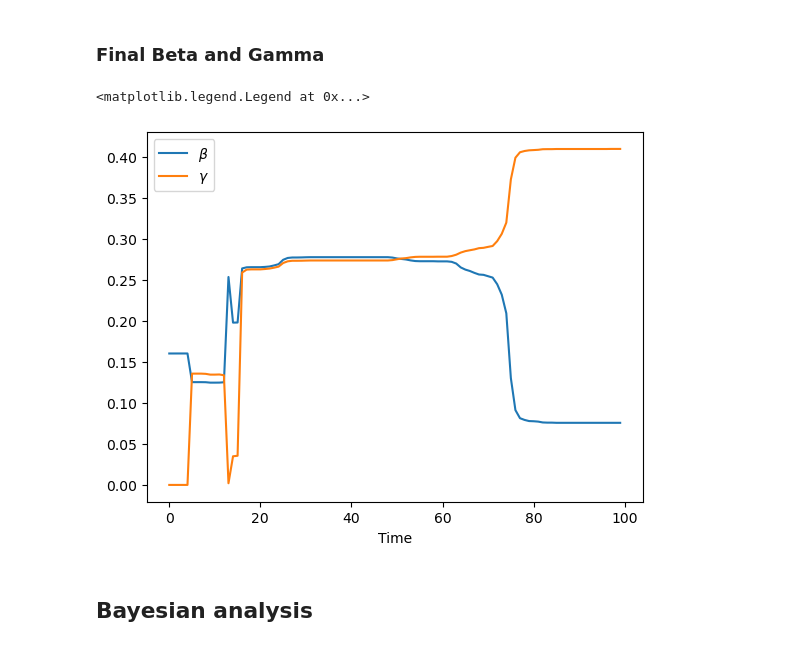
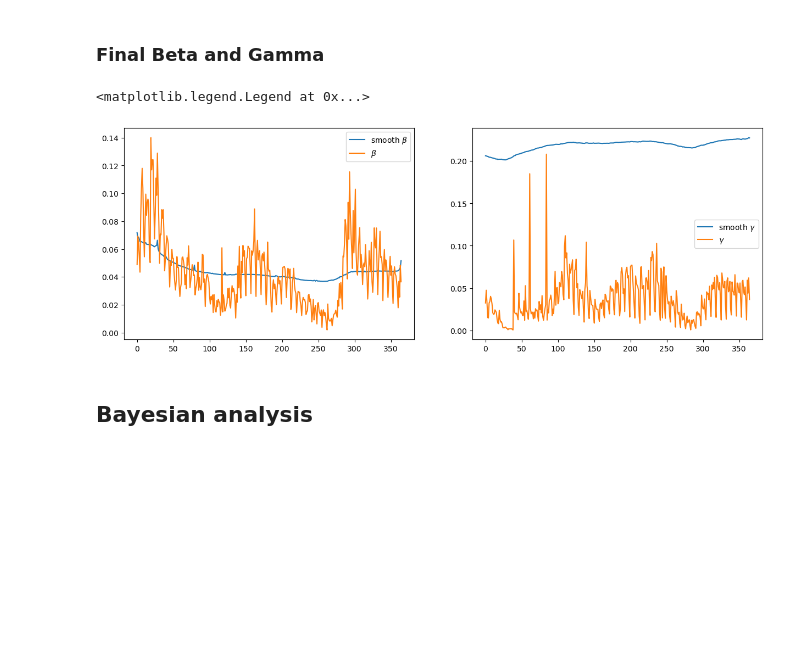
Before and after one commit to threeblueonebrowneyes/bayesian-sir-with-changing-points, a Jupyter notebook: Bayes_SIR_Veneto.ipynb, the cells around one changed output. Drawn from its saved outputs; the diff is of its cells as text; code cells hidden in the pictures; blank space fills up the shorter version.

```diff
--- a/Bayes_SIR_Veneto.ipynb
+++ b/Bayes_SIR_Veneto.ipynb
@@ -152,7 +135,7 @@ beta_samples = betas[burnin::thinning, :]
 delta_samples = deltas[burnin::thinning, :]
 b_samples = bs[burnin::thinning, :]
 r_samples = rs[burnin::thinning, :]
-
+gamma_samples = gammas[burnin::thinning, :]
 eta_samples = np.cumsum(delta_samples, axis=1)
 
 n_samples = eta_samples.shape[0]
@@ -250,14 +230,20 @@ for g in range(n_smaples_reduced):
     sum_gamma+= r_samples[g, :]/(1+r_samples[g, :])
 beta_final = sum_beta / n_smaples_reduced
 gamma_final = sum_gamma / n_smaples_reduced
-# %%
-plt.plot(beta_final, label=r'$\beta$')
-plt.plot(gamma_final, label=r'$\gamma$')
-plt.xlabel('Time')
-plt.legend()
-# %% [output]
-<matplotlib.legend.Legend at 0x...>
-[figure, removed]
+# %%
+fig = plt.figure(figsize=(15, 5))
+ax = fig.add_subplot(121)
+ax.plot(beta_final, label=r'smooth $\beta$')
+ax.plot(np.mean(beta_samples, axis=0), label=r'$\beta$')
+ax.legend()
+
+ax = fig.add_subplot(122)
+ax.plot(gamma_final, label=r'smooth $\gamma$')
+ax.plot(np.mean(gamma_samples, axis=0), label=r'$\gamma$')
+ax.legend()
+# %% [output]
+<matplotlib.legend.Legend at 0x...>
+[figure, added]
 # %% [markdown]
 ## Bayesian analysis
 # %% [markdown]
```
Also changed, not shown: parts of 14 cells of this notebook, 1 other file.
